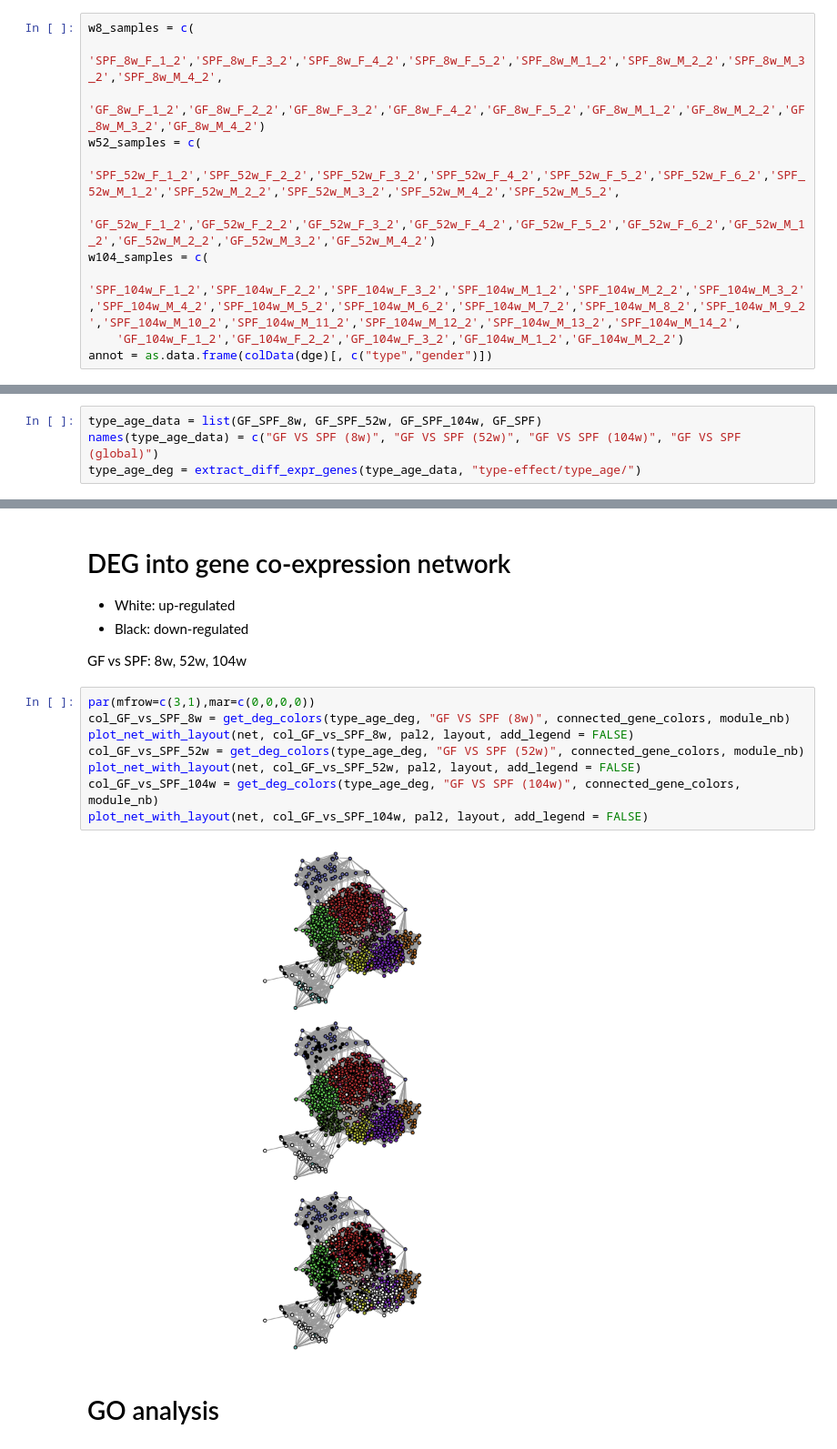
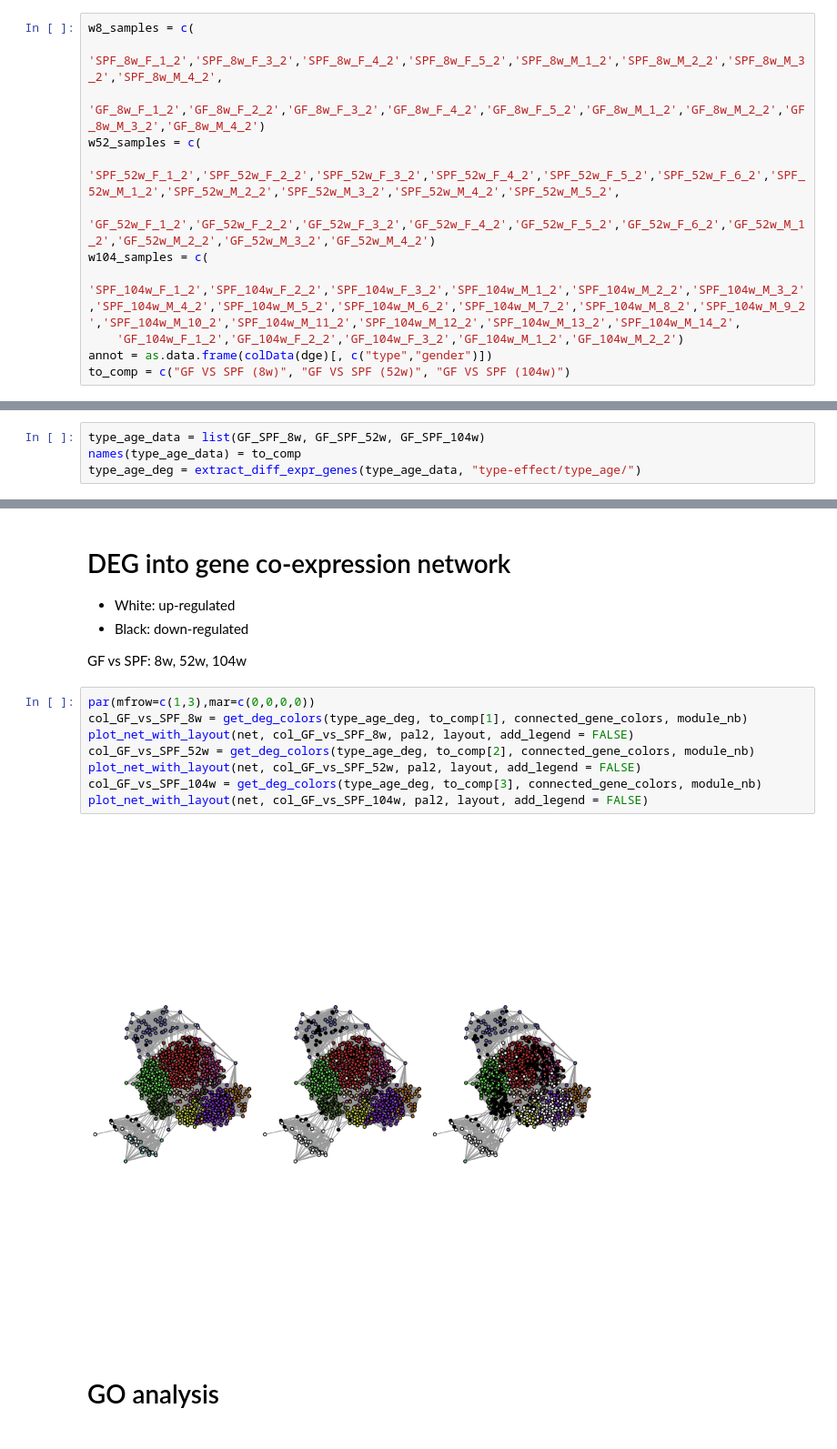
Before and after one commit to anuprulez/amma, a Jupyter notebook: src/type-effect-age.ipynb, the cells around one changed output, grey strips where cells are left out. Shown at 91% size. Drawn from its saved outputs; the diff is of its cells as text.

Commit message:
Update type effect analyses and add summary

```diff
--- a/src/type-effect-age.ipynb
+++ b/src/type-effect-age.ipynb
@@ -69,6 +63,7 @@ w104_samples = c(
     'SPF_104w_F_1_2','SPF_104w_F_2_2','SPF_104w_F_3_2','SPF_104w_M_1_2','SPF_104w_M_2_2','SPF_104w_M_3_2','SPF_104w_M_4_2','SPF_104w_M_5_2','SPF_104w_M_6_2','SPF_104w_M_7_2','SPF_104w_M_8_2','SPF_104w_M_9_2','SPF_104w_M_10_2','SPF_104w_M_11_2','SPF_104w_M_12_2','SPF_104w_M_13_2','SPF_104w_M_14_2',
     'GF_104w_F_1_2','GF_104w_F_2_2','GF_104w_F_3_2','GF_104w_M_1_2','GF_104w_M_2_2')
 annot = as.data.frame(colData(dge)[, c("type","gender")])
+to_comp = c("GF VS SPF (8w)", "GF VS SPF (52w)", "GF VS SPF (104w)")
 # %% [markdown]
 # Stats
 # %%
@@ -92,8 +87,8 @@ plot_stat_mat(type_age_stats)
 # %% [markdown]
 # Differentially expressed genes
 # %%
-type_age_data = list(GF_SPF_8w, GF_SPF_52w, GF_SPF_104w, GF_SPF)
-names(type_age_data) = c("GF VS SPF (8w)", "GF VS SPF (52w)", "GF VS SPF (104w)", "GF VS SPF (global)")
+type_age_data = list(GF_SPF_8w, GF_SPF_52w, GF_SPF_104w)
+names(type_age_data) = to_comp
 type_age_deg = extract_diff_expr_genes(type_age_data, "type-effect/type_age/")
 # %% [output]
 Warning message in grep(txdbPattern, installedPackages):
@@ -148,15 +141,15 @@ upset(as.data.frame(type_age_deg$deg))
 
 GF vs SPF: 8w, 52w, 104w
 # %%
-par(mfrow=c(3,1),mar=c(0,0,0,0))
-col_GF_vs_SPF_8w = get_deg_colors(type_age_deg, "GF VS SPF (8w)", connected_gene_colors, module_nb)
+par(mfrow=c(1,3),mar=c(0,0,0,0))
+col_GF_vs_SPF_8w = get_deg_colors(type_age_deg, to_comp[1], connected_gene_colors, module_nb)
 plot_net_with_layout(net, col_GF_vs_SPF_8w, pal2, layout, add_legend = FALSE)
-col_GF_vs_SPF_52w = get_deg_colors(type_age_deg, "GF VS SPF (52w)", connected_gene_colors, module_nb)
+col_GF_vs_SPF_52w = get_deg_colors(type_age_deg, to_comp[2], connected_gene_colors, module_nb)
 plot_net_with_layout(net, col_GF_vs_SPF_52w, pal2, layout, add_legend = FALSE)
-col_GF_vs_SPF_104w = get_deg_colors(type_age_deg, "GF VS SPF (104w)", connected_gene_colors, module_nb)
+col_GF_vs_SPF_104w = get_deg_colors(type_age_deg, to_comp[3], connected_gene_colors, module_nb)
 plot_net_with_layout(net, col_GF_vs_SPF_104w, pal2, layout, add_legend = FALSE)
 # %% [output]
-[figure, old version]
+[figure, new version]
 # %% [markdown]
 # GO analysis
 # %%
```
Also changed, not shown: parts of 11 cells of this notebook, 38 other files.
